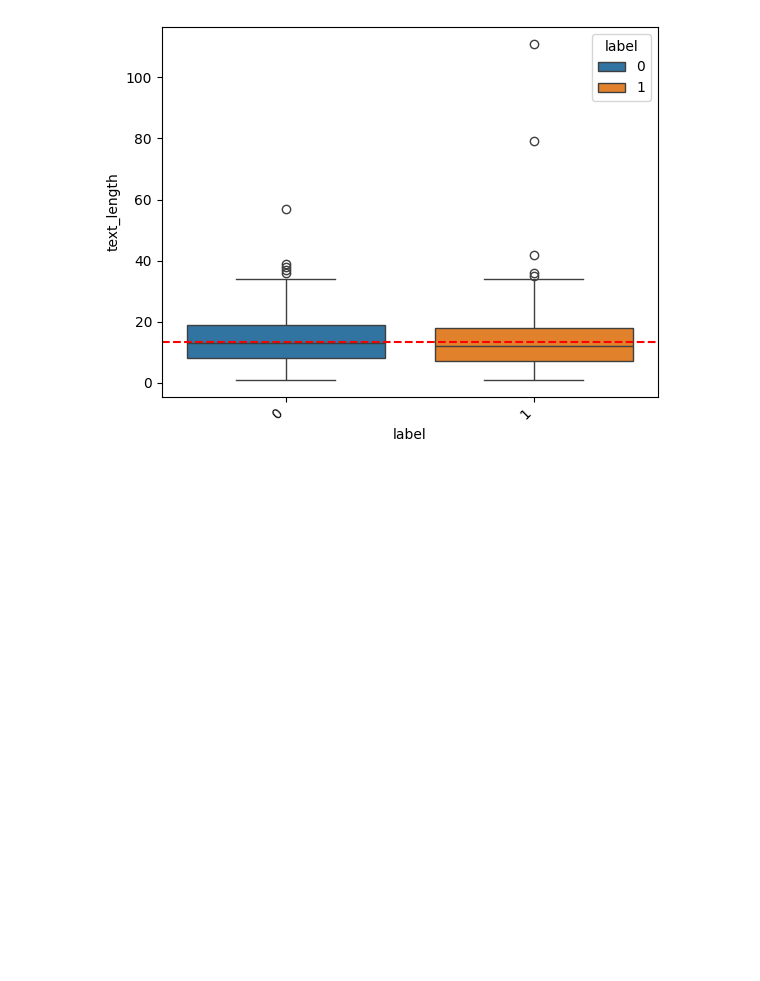
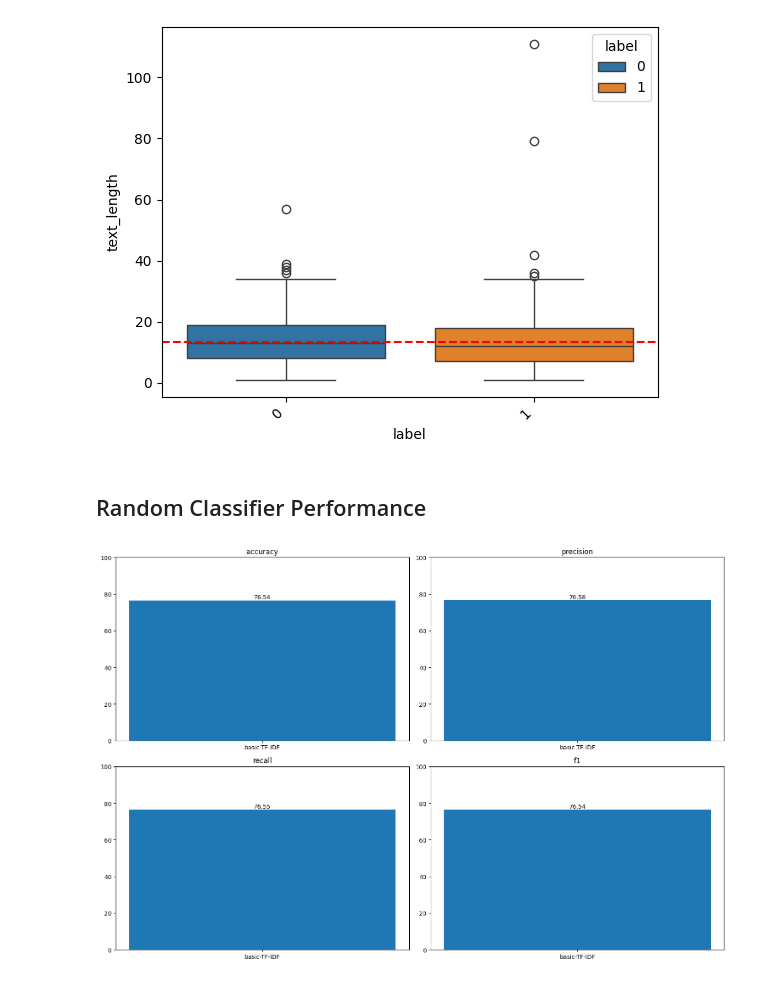
Before and after one commit to mgallon235/Adv_NLP, a Jupyter notebook: Part_1.ipynb, the cells around one changed output. Saved outputs shown, nothing was run; the diff lists cells and outputs as text; code cells hidden in the pictures; blank space fills up the shorter version.

```diff
--- a/Part_1.ipynb
+++ b/Part_1.ipynb
@@ -152,3 +152,29 @@ label
 
 Plot text_length distribution for positive(1) and negative(0) tweets
 [figure]
+# %% [markdown]
+## Random Classifier Performance
+# %%
+from sklearn.feature_extraction.text import TfidfVectorizer
+from sklearn.linear_model import LogisticRegression
+from sklearn.pipeline import Pipeline
+from sklearn.model_selection import train_test_split
+
+# Create a pipeline with TF-IDF and Logistic Regression
+pipeline = Pipeline([
+    ('tfidf', TfidfVectorizer(ngram_range=(1, 2),
+                              min_df=5,
+                              stop_words='english')),
+    ('clf', LogisticRegression(solver='liblinear')),
+])
+
+# Fit the pipeline on the training data
+pipeline.fit(train_data, train_labels)
+
+valid_preds = pipeline.predict(validation_data)
+
+metrics_val= Metrics()
+metrics_val.run(validation_labels, valid_preds, "basic-TF-IDF")
+metrics_val.plot()
+# %% [output]
+[figure, added]
```
Also changed, not shown: parts of 1 cell of this notebook, 1 other file.
